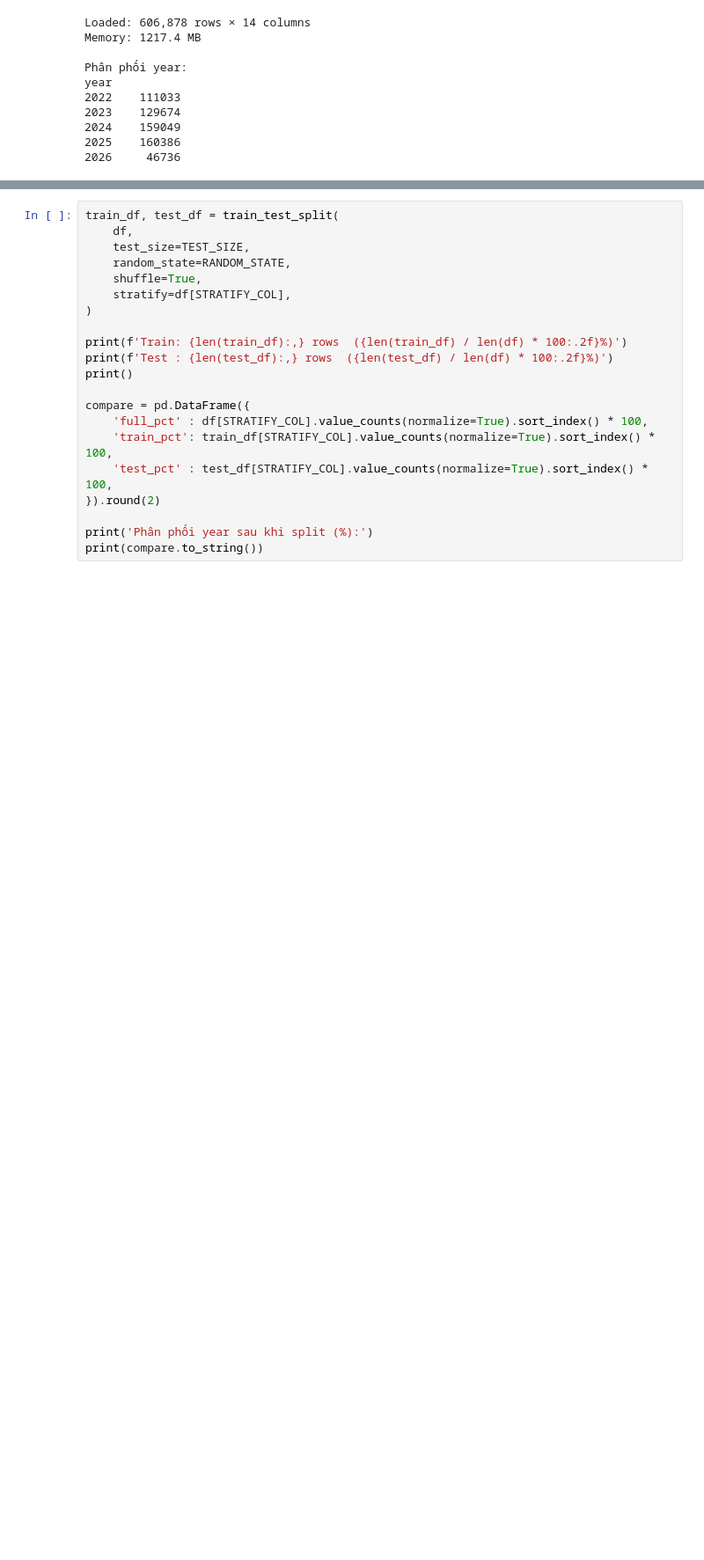
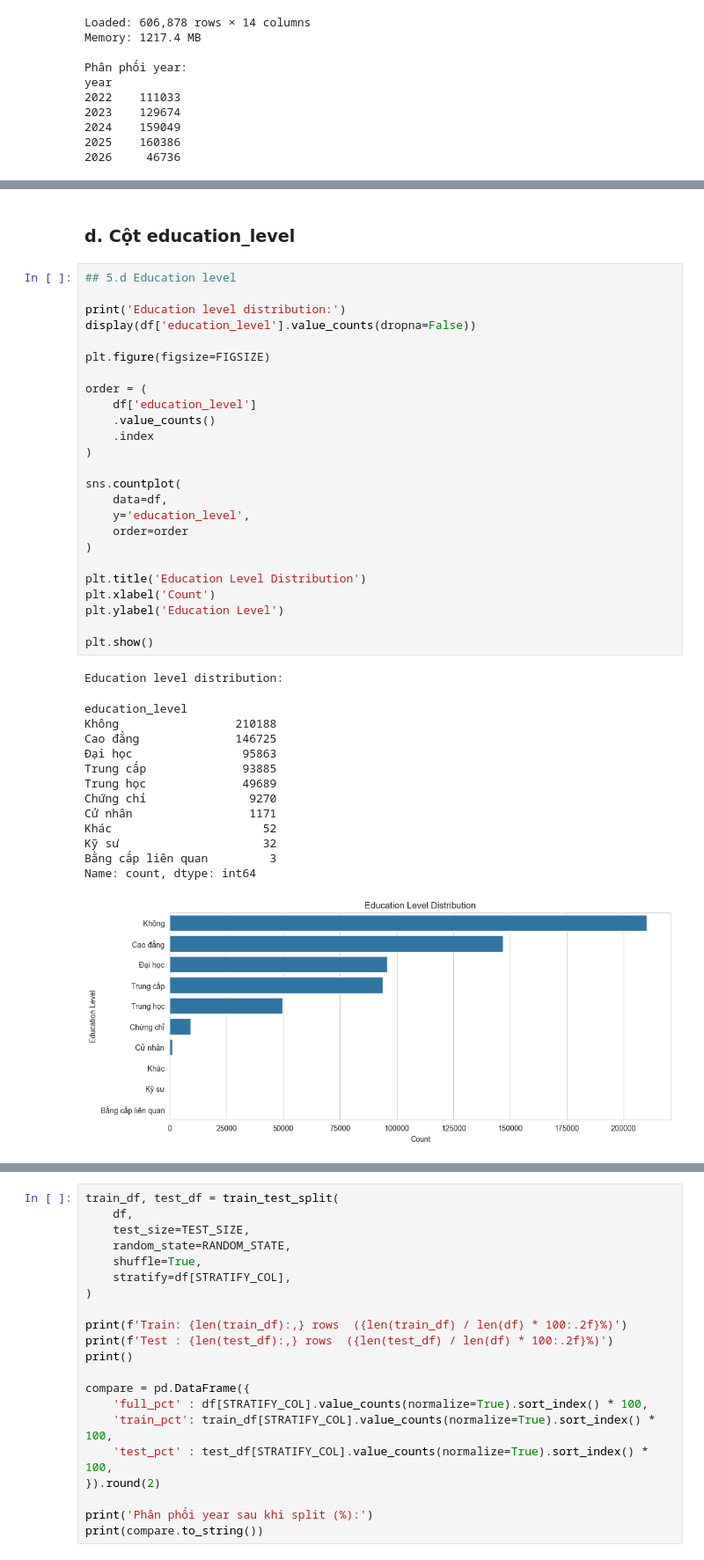
Before and after one commit to VietNamCombatZ/Salary-clustering, a Jupyter notebook: notebook/01_split_and_export.ipynb, the cells around one changed output, grey strips where cells are left out. Shown at 88% size. Cells and saved outputs as stored; diff of their text form; blank space fills up the shorter version.

```diff
--- a/notebook/01_split_and_export.ipynb
+++ b/notebook/01_split_and_export.ipynb
@@ -56,0 +424,42 @@ year
+# %% [markdown]
+### d. Cột education_level
+# %%
+## 5.d Education level
+
+print('Education level distribution:')
+display(df['education_level'].value_counts(dropna=False))
+
+plt.figure(figsize=FIGSIZE)
+
+order = (
+    df['education_level']
+    .value_counts()
+    .index
+)
+
+sns.countplot(
+    data=df,
+    y='education_level',
+    order=order
+)
+
+plt.title('Education Level Distribution')
+plt.xlabel('Count')
+plt.ylabel('Education Level')
+
+plt.show()
+# %% [output]
+Education level distribution:
+education_level
+Không                 210188
+Cao đẳng              146725
+Đại học                95863
+Trung cấp              93885
+Trung học              49689
+Chứng chỉ               9270
+Cử nhân                 1171
+Khác                      52
+Kỹ sư                     32
+Bằng cấp liên quan         3
+Name: count, dtype: int64
+[figure, added]
```
Also changed, not shown: parts of 23 cells of this notebook.
